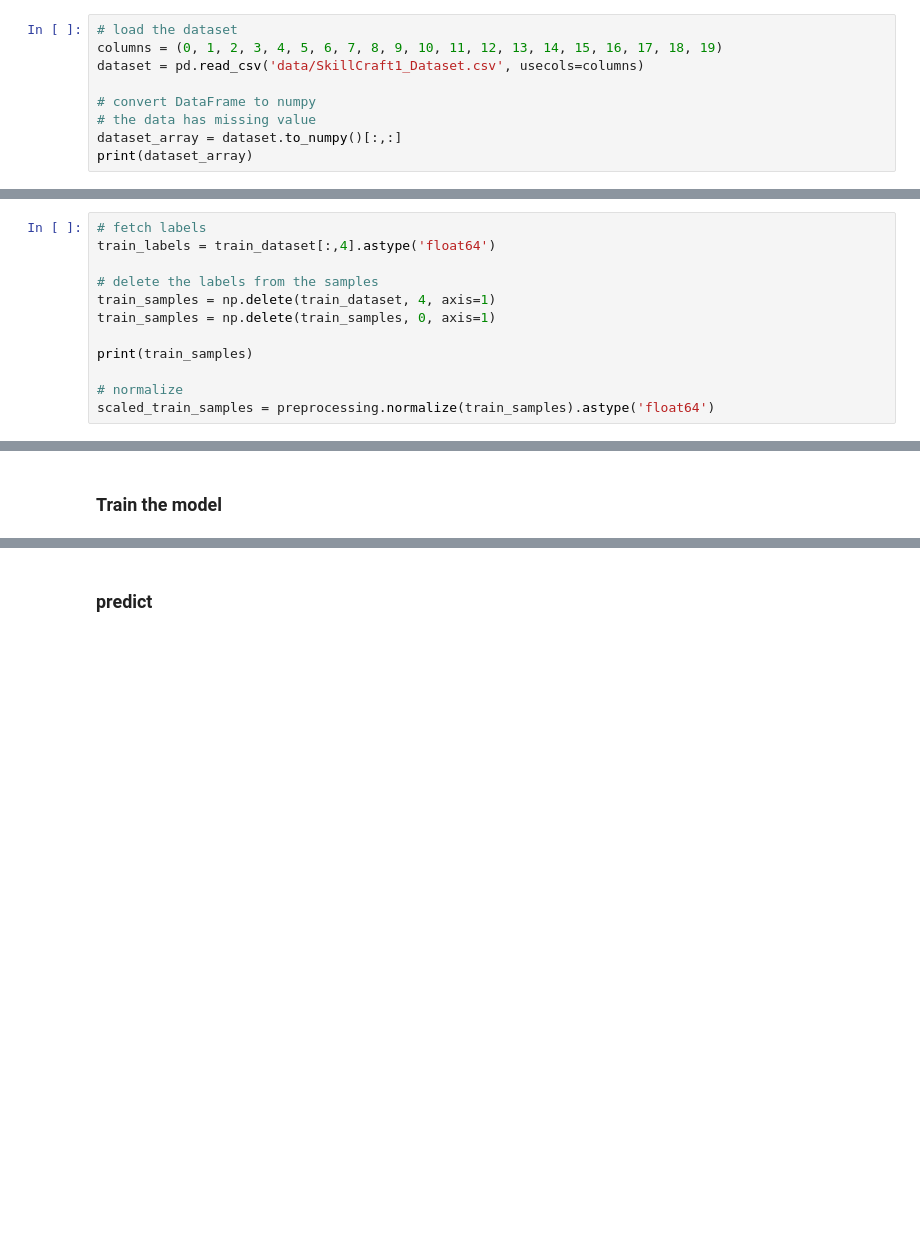
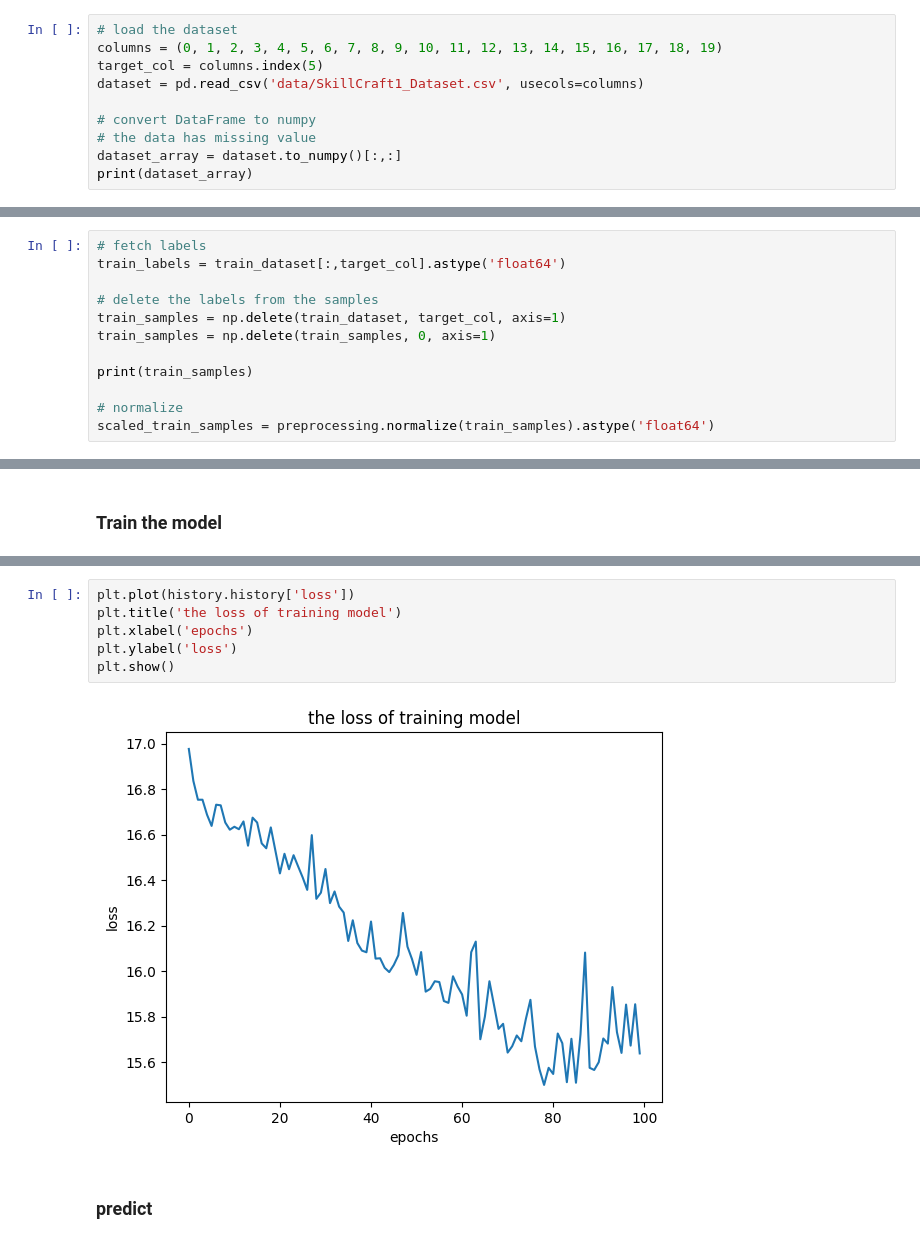
Before and after one commit to pgt7/CA-project, a Jupyter notebook: main.ipynb, the cells around one changed output, grey strips where cells are left out. Cells and saved outputs as stored; diff of their text form; blank space fills up the shorter version.

```diff
--- a/main.ipynb
+++ b/main.ipynb
@@ -46,6 +45,7 @@ from sklearn import preprocessing
 # %%
 # load the dataset
 columns = (0, 1, 2, 3, 4, 5, 6, 7, 8, 9, 10, 11, 12, 13, 14, 15, 16, 17, 18, 19)
+target_col = columns.index(5)
 dataset = pd.read_csv('data/SkillCraft1_Dataset.csv', usecols=columns)
 
 # convert DataFrame to numpy
@@ -72,10 +72,10 @@ train_dataset , test_dataset = train_test_split(dataset_array, shuffle = True, r
 ### Noramlize
 # %%
 # fetch labels
-train_labels = train_dataset[:,4].astype('float64')
+train_labels = train_dataset[:,target_col].astype('float64')
 
 # delete the labels from the samples
-train_samples = np.delete(train_dataset, 4, axis=1)
+train_samples = np.delete(train_dataset, target_col, axis=1)
 train_samples = np.delete(train_samples, 0, axis=1)
 
 print(train_samples)
@@ -171,3 +170,11 @@ Epoch 30/30
+# %%
+plt.plot(history.history['loss'])
+plt.title('the loss of training model')
+plt.xlabel('epochs')
+plt.ylabel('loss')
+plt.show()
+# %% [output]
+[figure, added]
 # %% [markdown]
 ### predict
 # %%
```
Also changed, not shown: parts of 10 cells of this notebook.
